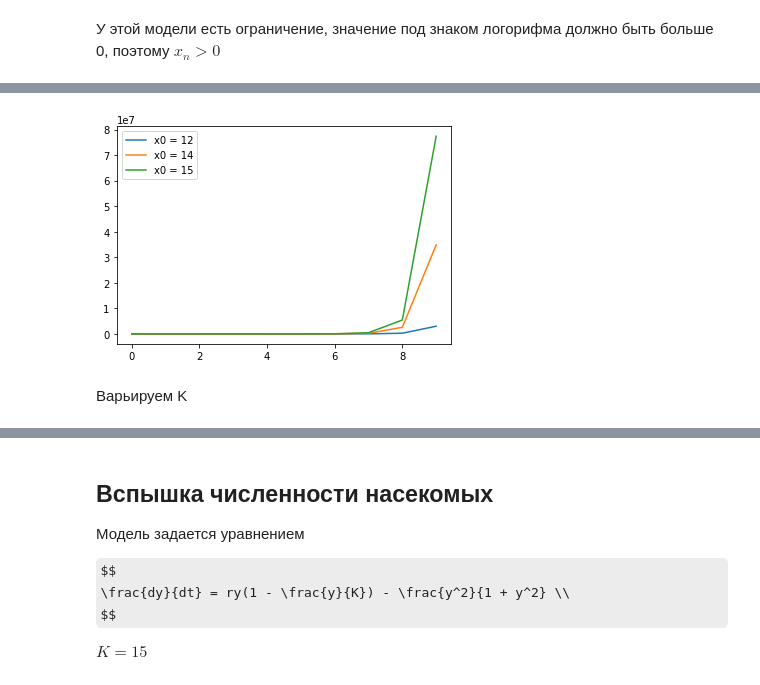
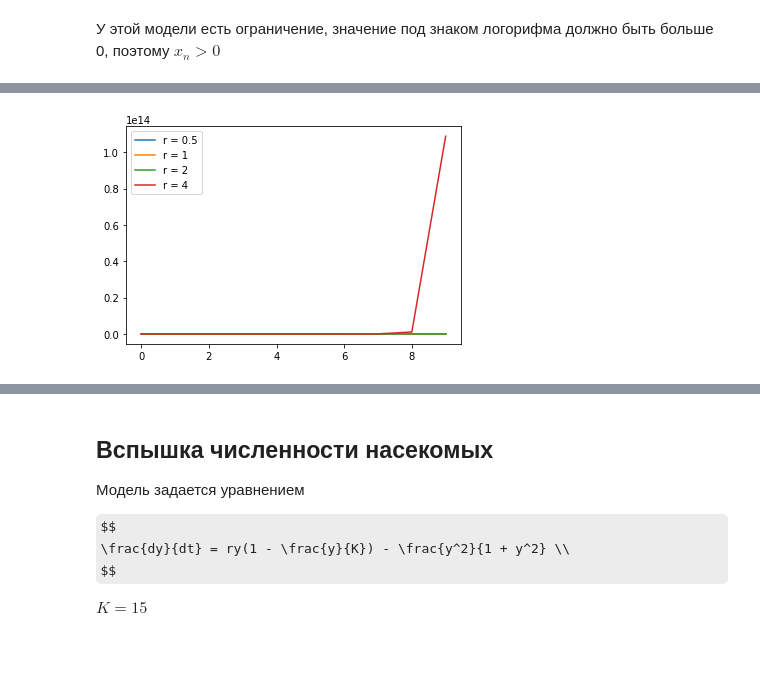
Before and after one commit to ElenaShush/biological_models, a Jupyter notebook: Homework_4.ipynb, the cells around one changed output, grey strips where cells are left out. Saved outputs shown, nothing was run; the diff lists cells and outputs as text; code cells hidden in the pictures; some formulas as TeX source; blank space fills up the shorter version.

```diff
--- a/Homework_4.ipynb
+++ b/Homework_4.ipynb
@@ -36,0 +64,18 @@ $$
+# %%
+r = 1
+K = 5
+
+xn = np.linspace(0.1, 20, 100)
+
+plt.figure(figsize=(10, 8))
+
+for r in [0.1, 3, -0.5, -1, -2]:
+    plt.plot(xn, f_xn(xn, r, K), label=(f"r = {r}"))
+plt.legend()
+
+plt.plot([0, 20], [0, 20], linestyle="--")
+plt.xlim(0, 20)
+plt.ylim(-5, 20)
+plt.vlines(5, -5, 20, color="gray", linestyle="--")
+
+None
@@ -37,28 +84,19 @@ $$
 # %%
 r = 1
+x0 = 11
 K = 10
-fu = lambda x,r,K: x*(r*np.log(x/K)+1)
 
-for x0 in [12, 14, 15]:
+for r in [0.5, 1, 2, 4]:
     xn = [x0]
     tt = [0]
 
     for i in range(10):
         tt.append(i)
-        xn.append(fu(xn[-1], r, K))
+        xn.append(f_xn(xn[-1], r, K))
 
-    plt.plot(tt, xn, label=(f"x0 = {x0}"))
+    plt.plot(tt, xn, label=(f"r = {r}"))
 plt.legend()
-
-axes = plt.gca()
-#axes.set_aspect("equal")
-
-line = Line2D([0, 0], [4, 4], color="k")
-axes.add_line(line)
-plt.show()
 None
 # %% [output]
-[figure, old version]
+[figure, new version]
-# %% [markdown]
-Варьируем K
 # %%
```
Also changed, not shown: parts of 19 cells of this notebook.
